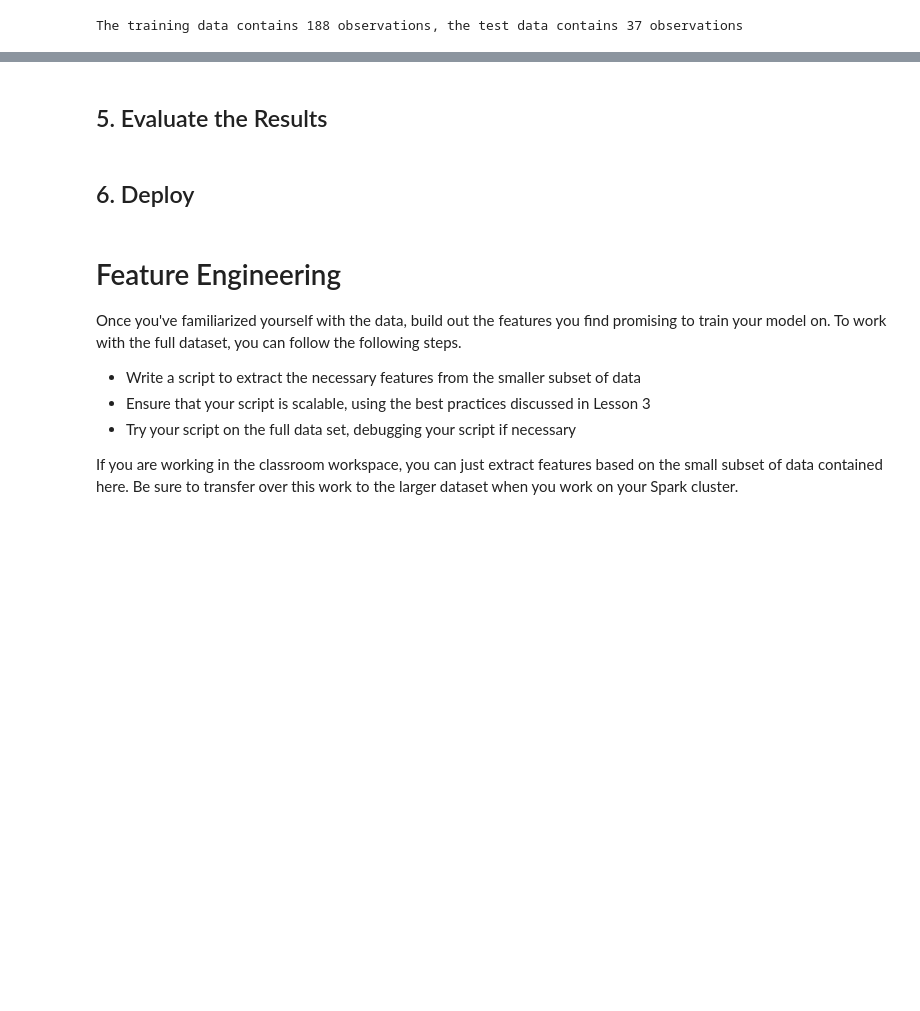
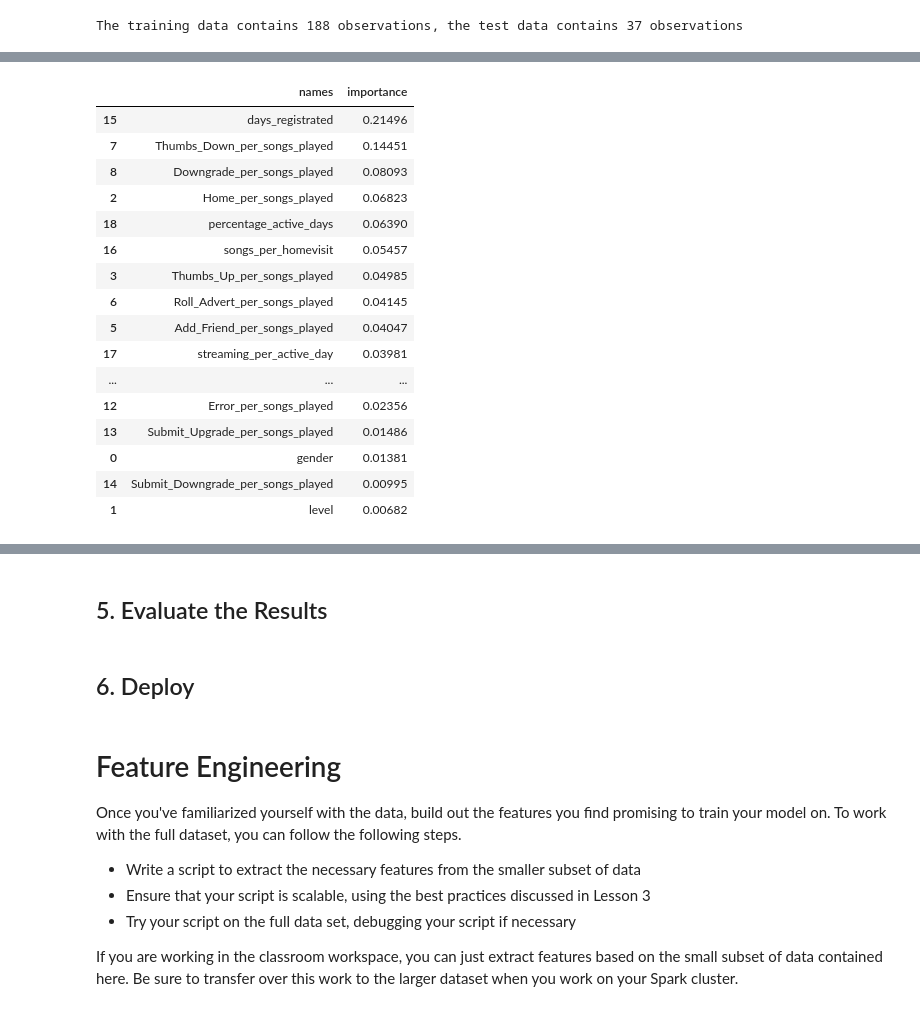
Before and after one commit to LeopoldWalther/SparkChurnDetection, a Jupyter notebook: Sparkify.ipynb, the cells around one changed output, grey strips where cells are left out. Cells and saved outputs as stored; diff of their text form; code cells hidden in the pictures; blank space fills up the shorter version.

Commit message:
feat: add modeling

```diff
--- a/Sparkify.ipynb
+++ b/Sparkify.ipynb
@@ -1749,0 +1704,20 @@ grid1 = ParamGridBuilder() \
+# %%
+clf = RandomForestClassifier()
+
+paramGrid = ParamGridBuilder() \
+    .addGrid(clf.numTrees, [10, 20]) \
+    .addGrid(clf.maxBins, [16, 48]) \
+    .addGrid(clf.maxDepth, [30]) \
+    .build()
+
+crossval = CrossValidator(estimator = Pipeline(stages=[clf]),
+                          estimatorParamMaps = paramGrid,
+                          evaluator = MulticlassClassificationEvaluator(metricName='f1'),
+                          numFolds = 3)
+
+cvModel = crossval.fit(data_training)
+predictions = cvModel.transform(data_test)
+
+evaluate_model(predictions)
+
+bestPipeline = cvModel.bestModel
@@ -1749,0 +1731,3 @@ grid1 = ParamGridBuilder() \
+# %%
+feature_names = ['gender', 'level'] + numerical_columns
+feature_names
@@ -1749,0 +1754,38 @@ grid1 = ParamGridBuilder() \
+# %%
+def create_feature_importance_df(numerical_columns, bestPipeline):
+    '''
+    Function to create a dataframe with feature importance calculated via RandomForestClassifier
+    '''
+
+    feature_names = ['gender', 'level'] + numerical_columns
+    feature_importance = []
+
+    for i in range(len(bestPipeline.stages[0].featureImportances)):
+        feature_importance.append(round(bestPipeline.stages[0].featureImportances[i],5))
+
+
+    importance = {'names':feature_names, 'importance': feature_importance}
+    df = pd.DataFrame(importance)
+
+    return df
+# %%
+importance_df = create_feature_importance_df(numerical_columns, bestPipeline)
+importance_df.sort_values('importance', ascending=False)
+# %% [output]
+|  | names | importance |
+| 15 | days_registrated | 0.21496 |
+| 7 | Thumbs_Down_per_songs_played | 0.14451 |
+| 8 | Downgrade_per_songs_played | 0.08093 |
+| 2 | Home_per_songs_played | 0.06823 |
+| 18 | percentage_active_days | 0.06390 |
+| 16 | songs_per_homevisit | 0.05457 |
+| 3 | Thumbs_Up_per_songs_played | 0.04985 |
+| 6 | Roll_Advert_per_songs_played | 0.04145 |
+| 5 | Add_Friend_per_songs_played | 0.04047 |
+| 17 | streaming_per_active_day | 0.03981 |
+| ... | ... | ... |
+| 12 | Error_per_songs_played | 0.02356 |
+| 13 | Submit_Upgrade_per_songs_played | 0.01486 |
+| 0 | gender | 0.01381 |
+| 14 | Submit_Downgrade_per_songs_played | 0.00995 |
+| 1 | level | 0.00682 |
```
Also changed, not shown: parts of 72 cells of this notebook.
